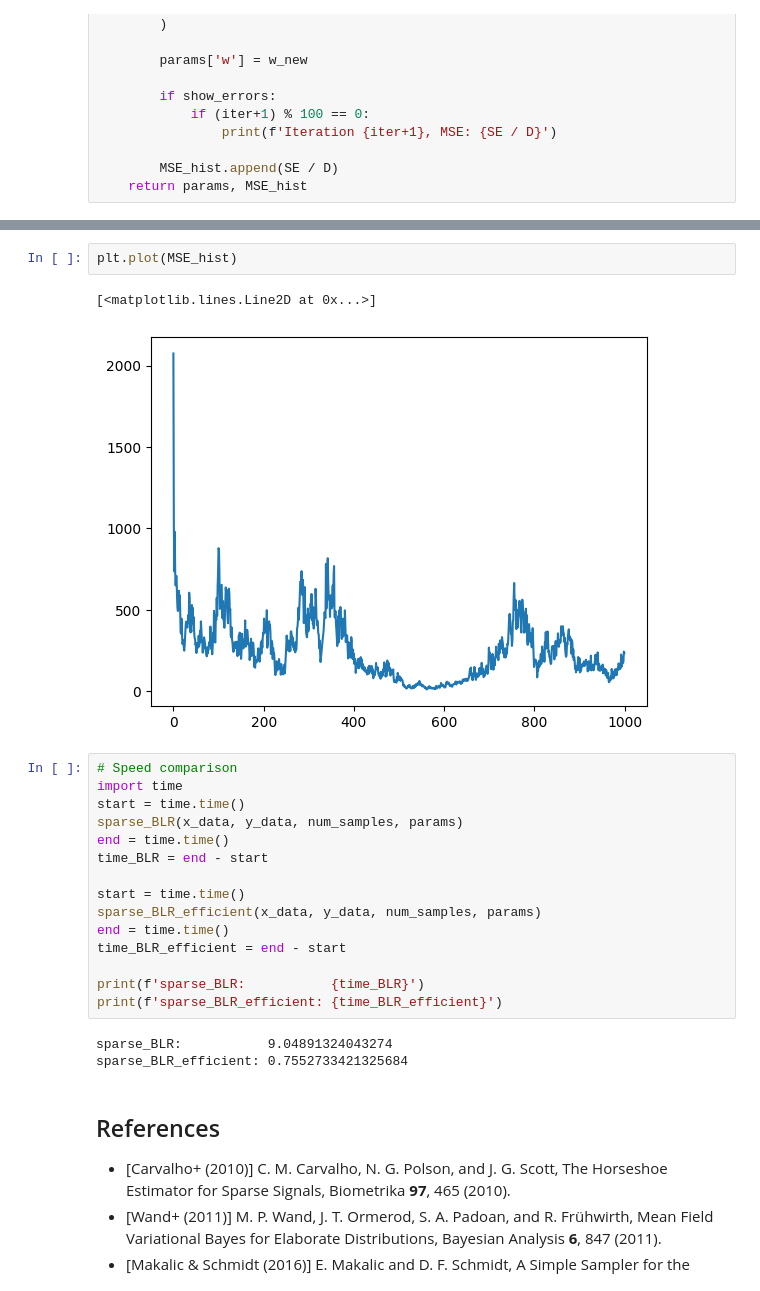
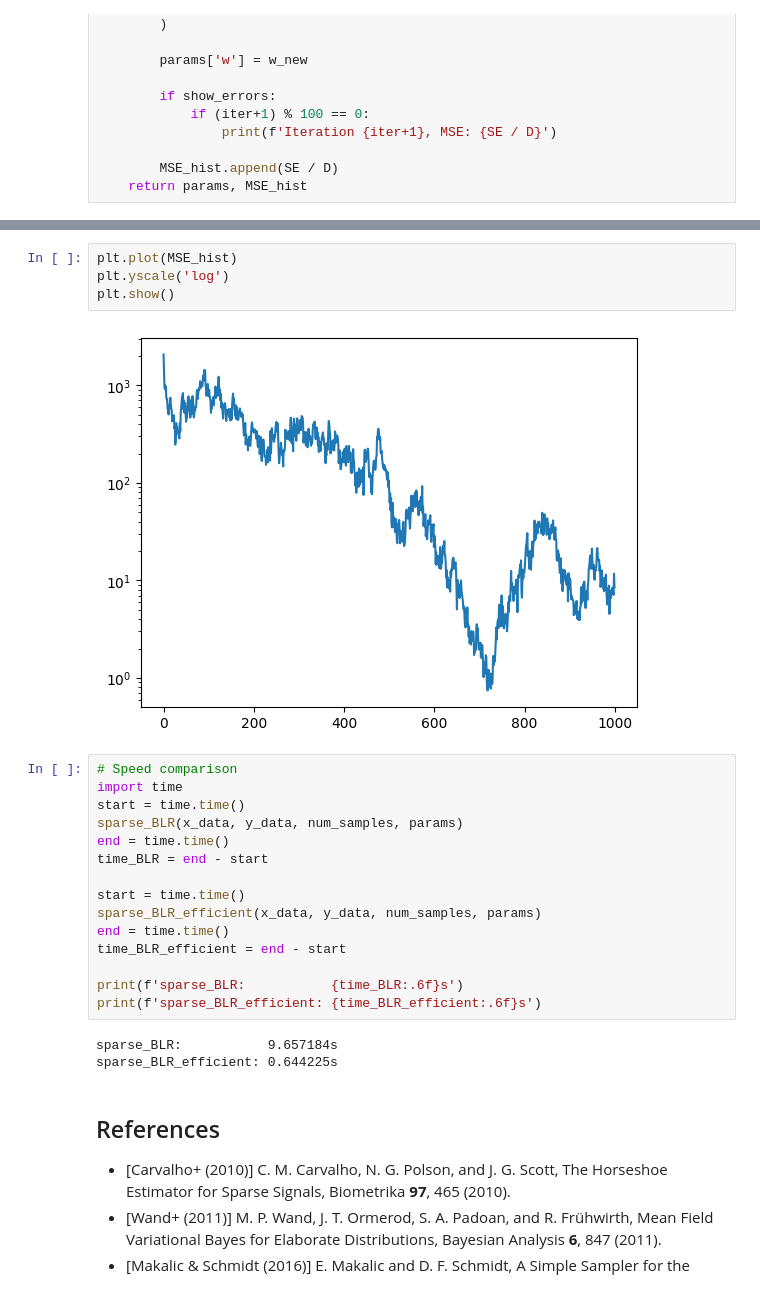
Before and after one commit to mory22k/FM-Note, a Jupyter notebook: 202402/SparseBLR.ipynb, the cells around one changed output, grey strips where cells are left out. Drawn from its saved outputs; the diff is of its cells as text.

```diff
--- a/202402/SparseBLR.ipynb
+++ b/202402/SparseBLR.ipynb
@@ -378,8 +378,9 @@ Iteration 1000, MSE: 234.82409207508402
 # %%
 plt.plot(MSE_hist)
+plt.yscale('log')
+plt.show()
 # %% [output]
-[<matplotlib.lines.Line2D at 0x...>]
-[figure, old version]
+[figure, new version]
 # %%
 # Speed comparison
 import time
@@ -393,11 +394,11 @@ sparse_BLR_efficient(x_data, y_data, num_samples, params)
 end = time.time()
 time_BLR_efficient = end - start
 
-print(f'sparse_BLR:           {time_BLR}')
-print(f'sparse_BLR_efficient: {time_BLR_efficient}')
+print(f'sparse_BLR:           {time_BLR:.6f}s')
+print(f'sparse_BLR_efficient: {time_BLR_efficient:.6f}s')
 # %% [output]
-sparse_BLR:           9.04891324043274
-sparse_BLR_efficient: 0.7552733421325684
+sparse_BLR:           9.657184s
+sparse_BLR_efficient: 0.644225s
 # %% [markdown]
 ## References
 - [Carvalho+ (2010)] C. M. Carvalho, N. G. Polson, and J. G. Scott, The Horseshoe Estimator for Sparse Signals, Biometrika **97**, 465 (2010).
```
Also changed, not shown: parts of 4 cells of this notebook.
